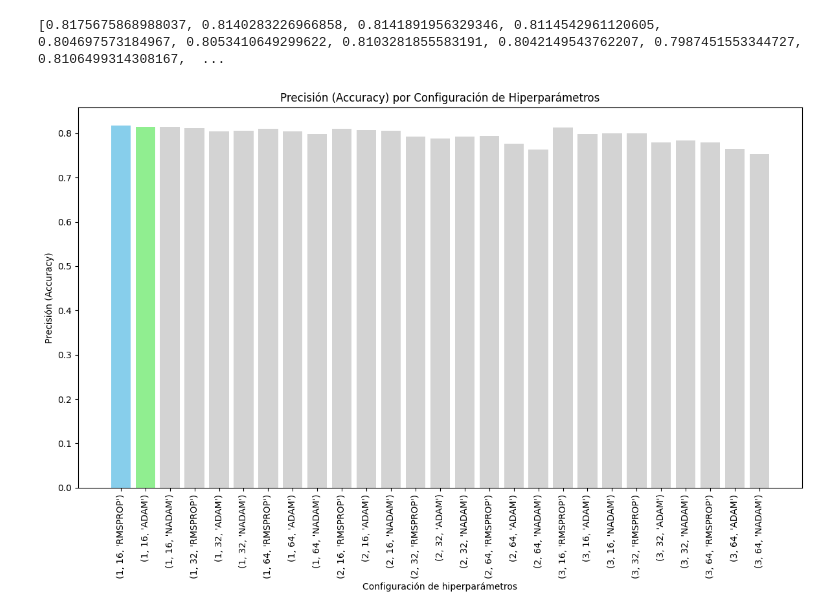
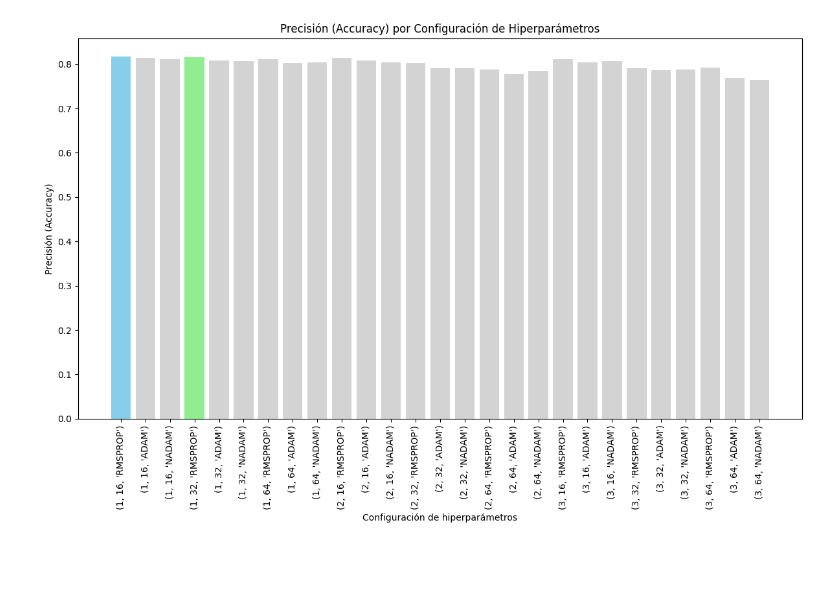
Before and after one commit to Juanxtron/Proyecto-2, a Jupyter notebook: Proyecto_2_1.ipynb, the cells around one changed output. Drawn from its saved outputs; the diff is of its cells as text; code cells hidden in the pictures; blank space fills up the shorter version.

Commit message:
Modelo final

```diff
--- a/Proyecto_2_1.ipynb
+++ b/Proyecto_2_1.ipynb
@@ -121,7 +123,7 @@ results = {}
 for num_layers, num_neurons, optimizer in itertools.product(hidden_layers, neurons_per_layer, optimizers):
     # Crear modelo
     model = Sequential()
-    model.add(Dense(num_neurons, input_shape=(82,), activation="relu"))
+    model.add(Dense(num_neurons, input_shape=(81,), activation="relu"))
     for _ in range(num_layers - 1):
         model.add(Dense(num_neurons, activation="relu"))
     model.add(Dense(1, activation='sigmoid'))
@@ -204,34 +235,38 @@ print(0.4563247859477997)
 # %%
 import matplotlib.pyplot as plt
 
 # Diccionario de resultados (ya definido previamente)
 # results = {...}
 
 # Extraer accuracies y configuraciones
 accuracies = [results[key]['accuracy'] for key in results]
 configurations = [str(key) for key in results]
 
 # Encontrar el índice del máximo accuracy
 max_accuracy_index = accuracies.index(max(accuracies))
-print(accuracies)
+
+# Encontrar el índice del segundo mejor accuracy
+accuracies_sorted = sorted(accuracies, reverse=True)
+second_best_accuracy = accuracies_sorted[1]
+second_best_index = accuracies.index(second_best_accuracy)
 
 # Encontrar el índice de la combinación (1, 16, 'NADAM')
-nadam_index = configurations.index('(1, 16, \'ADAM\')')
+
 
 # Crear lista de colores para las barras
 colors = ['lightgrey'] * len(accuracies)
 colors[max_accuracy_index] = 'skyblue'
-colors[nadam_index] = 'lightgreen'
+colors[second_best_index] = 'lightgreen'
+
 
 # Crear gráfico de barras para accuracies
 plt.figure(figsize=(12, 8))
 plt.bar(configurations, accuracies, color=colors)
 plt.xlabel('Configuración de hiperparámetros')
 plt.ylabel('Precisión (Accuracy)')
 plt.title('Precisión (Accuracy) por Configuración de Hiperparámetros')
 plt.xticks(rotation=90)
 plt.tight_layout()
 plt.show()
 # %% [output]
-[0.8175675868988037, 0.8140283226966858, 0.8141891956329346, 0.8114542961120605, 0.804697573184967, 0.8053410649299622, 0.8103281855583191, 0.8042149543762207, 0.7987451553344727, 0.8106499314308167,  ...
-[figure, old version]
+[figure, new version]
```
Also changed, not shown: parts of 16 cells of this notebook.
